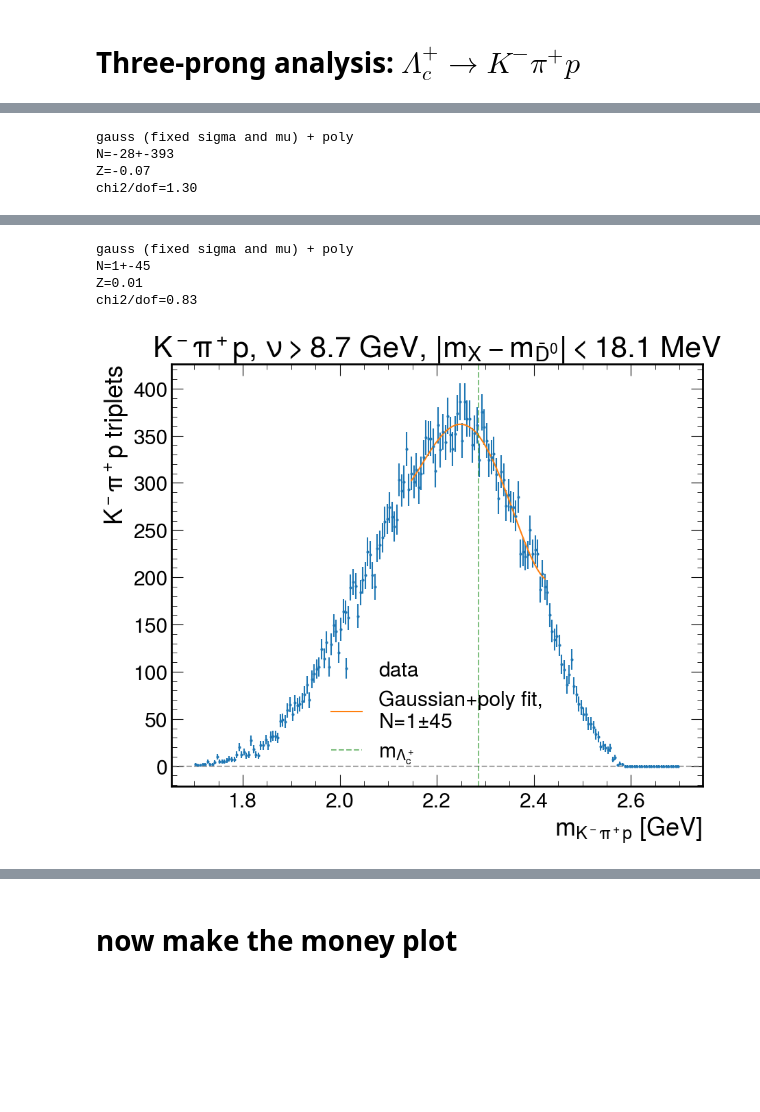
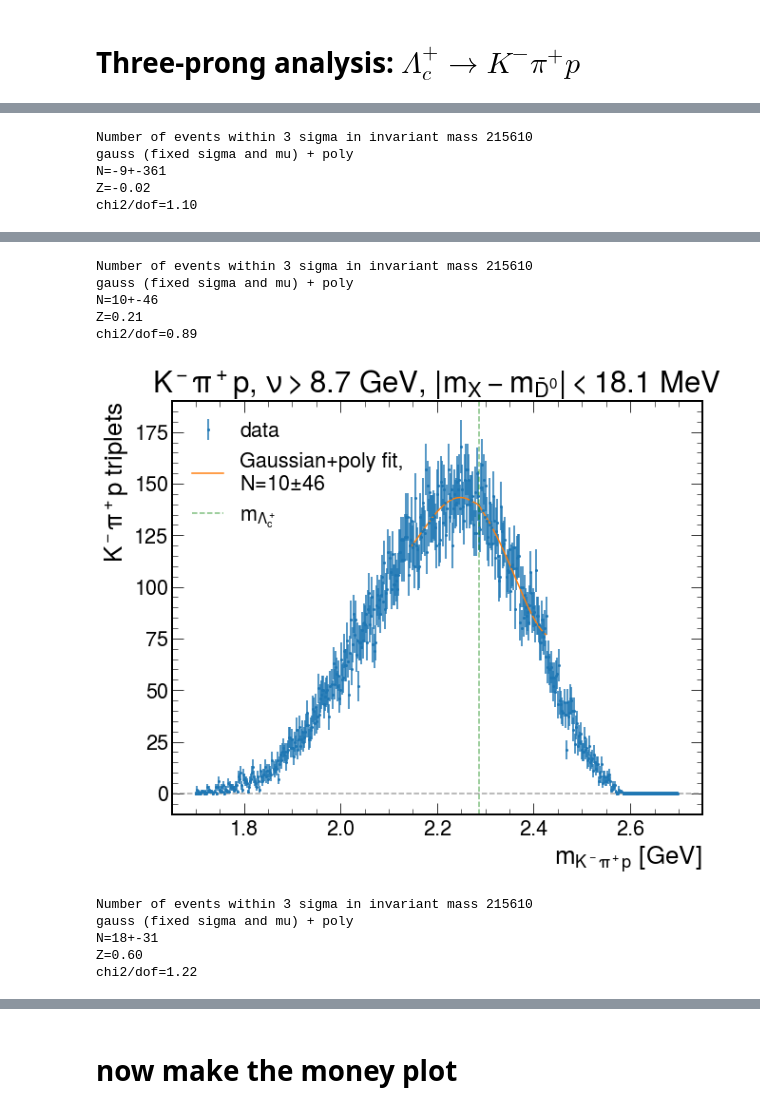
Before and after one commit to sebouh137/charm_studies, a Jupyter notebook: MainPlots_RGA.ipynb, the cells around one changed output, grey strips where cells are left out. Drawn from its saved outputs; the diff is of its cells as text; code cells hidden in the pictures; blank space fills up the shorter version.

```diff
--- a/MainPlots_RGA.ipynb
+++ b/MainPlots_RGA.ipynb
@@ -82,7 +82,7 @@ Wall time: 1.3 s
 
 #for bini in range(0,len(nu_bins)-1):
 
-for useMissMassCut in False, True:
+for useMissMassCut in 0, 1, 2:
 
     q=f"topo==2 and nu>={8.7}"
 
@@ -112,15 +112,21 @@ for useMissMassCut in False, True:
         mX_window=999
 
 
+    print("Number of events within 3 sigma in invariant mass",
+              len(df_lcp.query(q+f" and abs(invmass-{m_lcp})<{3*0.007}")))
 
 
     mass_range=1.7, 2.7
-    bin_width=0.005
+    bin_width=0.002
     nbins=int((mass_range[1]-mass_range[0])//bin_width)
     bins=np.linspace(*mass_range, nbins+1)
 
     xvar="invmass_corr"
-    vals=df_lcp.query(q+f" and abs(missmass_corr-{m_D0bar})<{mX_window}").eval(xvar)
+    if useMissMassCut==1:
+        m_miss_expected = m_D0bar
+    else :
+        m_miss_expected =2.00696
+    vals=df_lcp.query(q+f" and abs(missmass_corr-{m_miss_expected})<{mX_window}").eval(xvar)
     data,x=np.histogram(vals, bins=bins)
     bcs=(x[1:]+x[:-1])/2
 
@@ -187,19 +193,22 @@ for useMissMassCut in False, True:
     plt.axhline(0, color='0.5', alpha=0.7, ls='--')
     plt.xlabel("$m_{K^-\pi^+ p}$ [GeV]")
     plt.ylabel(f"$K^-\pi^+ p$ triplets")
-    if useMissMassCut:
+    if useMissMassCut :
         plt.gca().set_title(f"$K^-\\pi^+p$, $\\nu>8.7$ GeV, $|m_X-m_{{\\bar D^0}}|<{mX_window*1000:.1f}$ MeV")
     else:
         plt.gca().set_title(f"$K^-\\pi^+p$, $\\nu>8.7$ GeV")
     handles.append(plt.axvline(m_lcp, color='g', ls='--', alpha=0.5, label='$m_{\\Lambda_c^+}$'))
     plt.legend(handles=handles,frameon=False)
     plt.show()
-    if useMissMassCut:
+    if useMissMassCut == 1:
         N_lcp,dN_lcp =P[0], np.sqrt(cov[0][0])
+    elif useMissMassCut == 2:
+        N_lcp_D0barstar,dN_lcp_D0barstar =P[0], np.sqrt(cov[0][0])
     else:
         N_lcp_noMMcut,dN_lcp_noMMcut =P[0], np.sqrt(cov[0][0])
 # %% [output]
+Number of events within 3 sigma in invariant mass 215610
 gauss (fixed sigma and mu) + poly
-N=-28+-393
-Z=-0.07
-chi2/dof=1.30
+N=-9+-361
+Z=-0.02
+chi2/dof=1.10
@@ -207,5 +216,11 @@ chi2/dof=1.30
+Number of events within 3 sigma in invariant mass 215610
 gauss (fixed sigma and mu) + poly
-N=1+-45
-Z=0.01
-chi2/dof=0.83
+N=10+-46
+Z=0.21
+chi2/dof=0.89
-[figure, old version]
+[figure, new version]
+Number of events within 3 sigma in invariant mass 215610
+gauss (fixed sigma and mu) + poly
+N=18+-31
+Z=0.60
+chi2/dof=1.22
```
Also changed, not shown: parts of 15 cells of this notebook, 2 other files.
